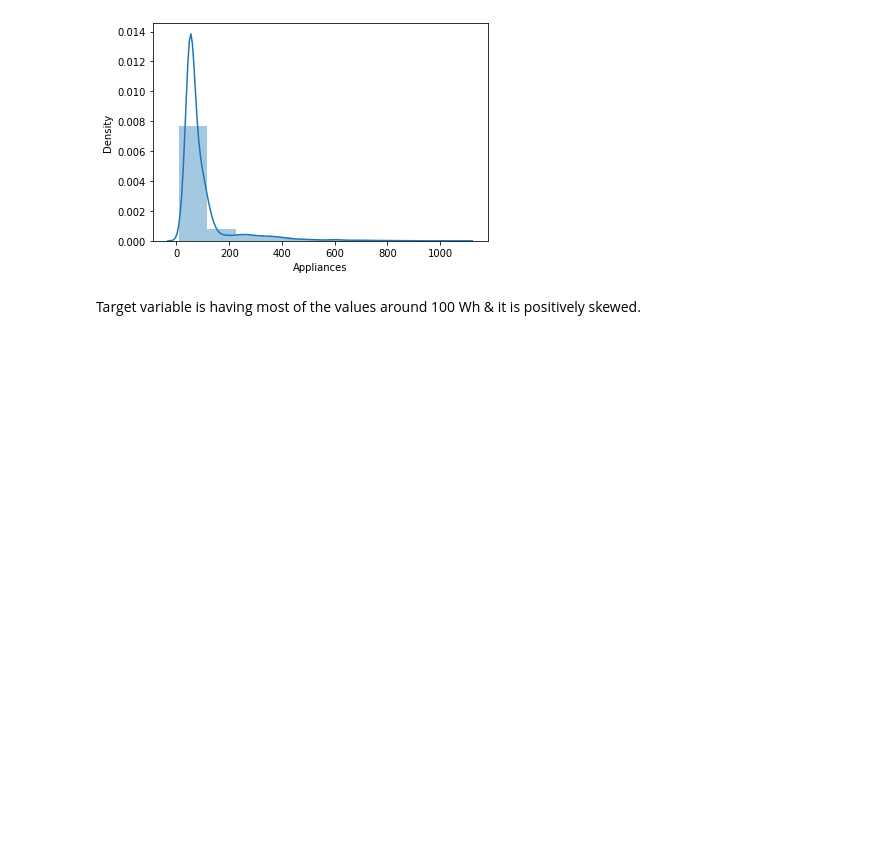
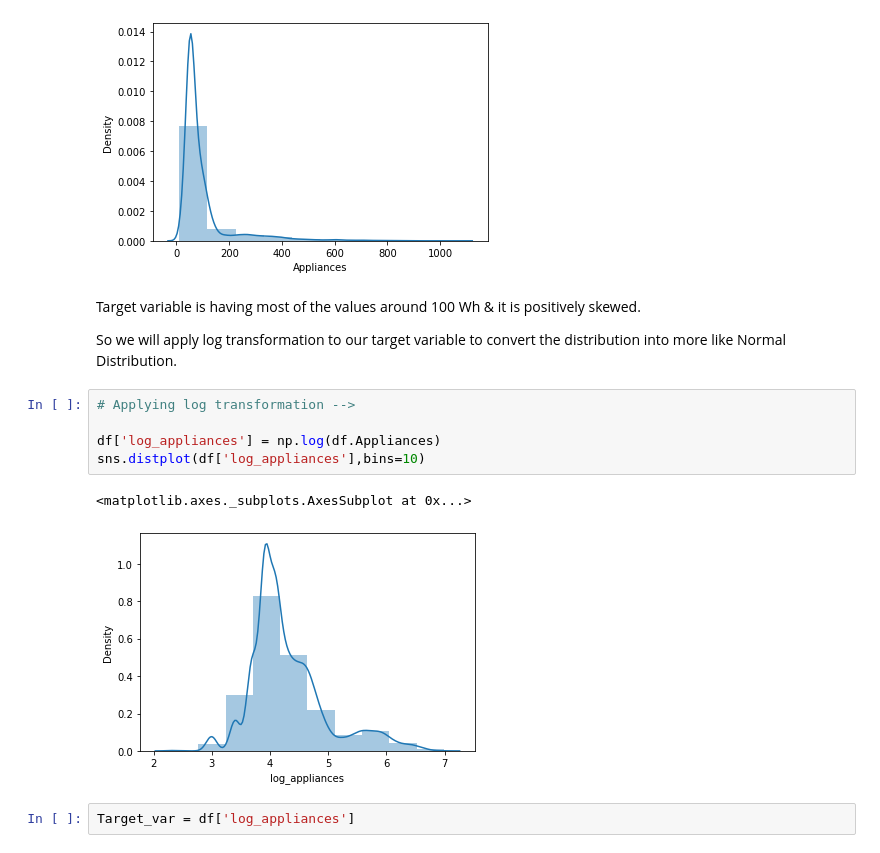
Before and after one commit to SurajSP99/Appliances_Energy_prediction, a Jupyter notebook: Appliances_Energy_Prediction.ipynb, the cells around one changed output. Cells and saved outputs as stored; diff of their text form; blank space fills up the shorter version.

```diff
--- a/Appliances_Energy_Prediction.ipynb
+++ b/Appliances_Energy_Prediction.ipynb
@@ -171,3 +183,15 @@ sns.distplot(Target,bins=10)
 [figure]
 # %% [markdown]
 Target variable is having most of the values around 100 Wh & it is positively skewed.
+
+So we will apply log transformation to our target variable to convert the distribution into more like Normal Distribution.
+# %%
+# Applying log transformation -->
+
+df['log_appliances'] = np.log(df.Appliances)
+sns.distplot(df['log_appliances'],bins=10)
+# %% [output]
+<matplotlib.axes._subplots.AxesSubplot at 0x...>
+[figure, added]
+# %%
+Target_var = df['log_appliances']
```
Also changed, not shown: parts of 10 cells of this notebook.
